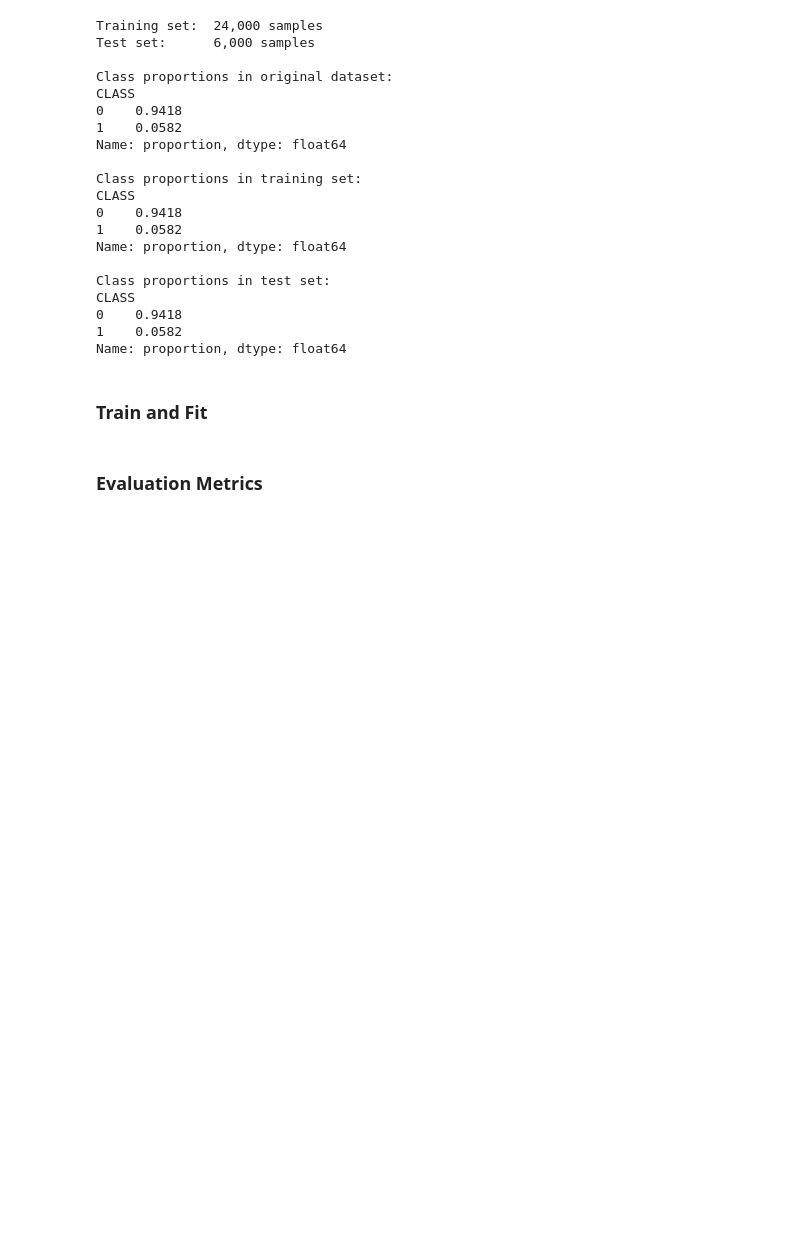
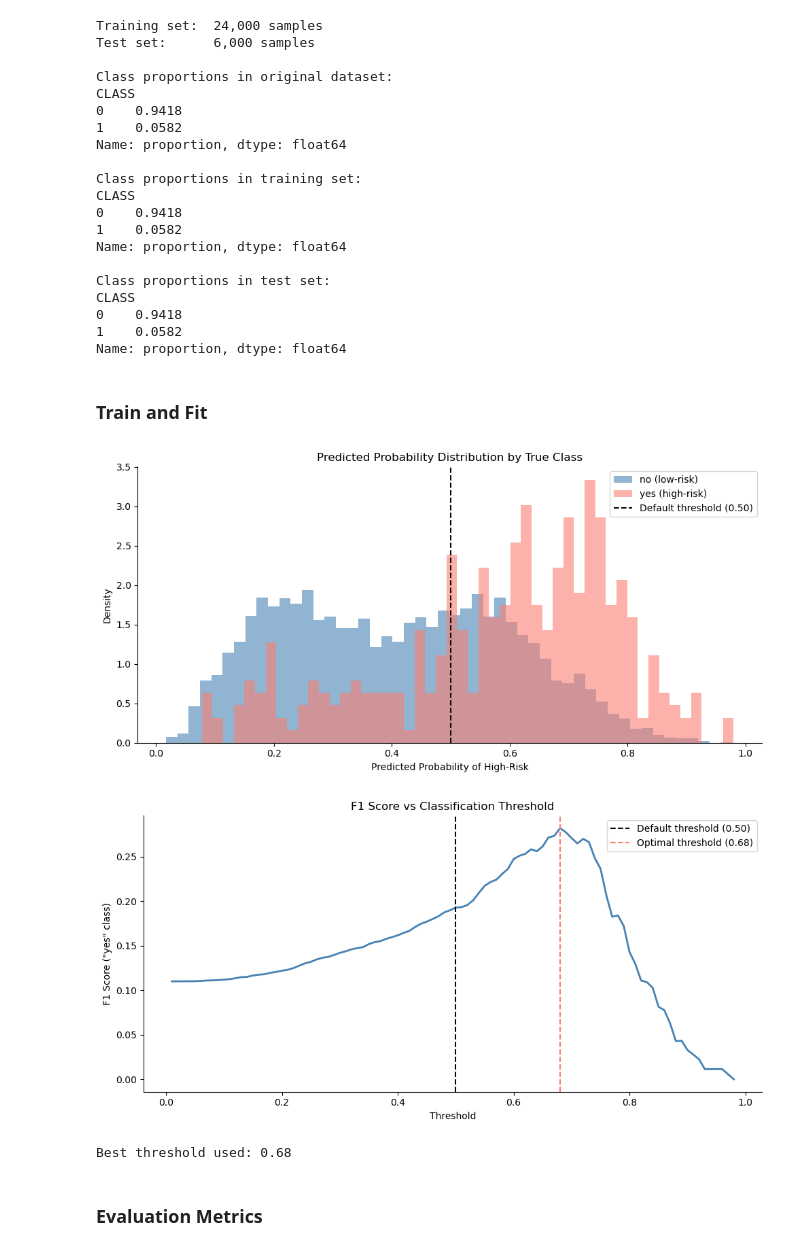
Before and after one commit to SimardeepKullar/W26-AIGC5005--Midterm, a Jupyter notebook: midterm.ipynb, the cells around one changed output. Cells and saved outputs as stored; diff of their text form; code cells hidden in the pictures; blank space fills up the shorter version.

```diff
--- a/midterm.ipynb
+++ b/midterm.ipynb
@@ -266,25 +292,82 @@ Name: proportion, dtype: float64
 # %% [markdown]
 ### Train and Fit
 # %%
-# Step 11: Scale features -----------------------------------------------------------------
+# Step 3: Scale features -----------------------------------------------------------------
 # StandardScaler transforms all features to the same scale so no single column dominates
 scaler = StandardScaler()
 X_train_scaled = scaler.fit_transform(X_train)  # Learn the scale from training data and apply it
 X_test_scaled  = scaler.transform(X_test)       # Apply that same scale to the test data
 
-# Step 12: Train Logistic Regression ------------------------------------------------------
+# Step 4: Train Logistic Regression ------------------------------------------------------
 # class_weight="balanced" automatically increases the penalty for missing a high-risk order,
-# proportional to how rare the yes class is (~6% of orders).
+# since the yes class is so rare
 lr = LogisticRegression(
-    class_weight="balanced",    # Compensates for the 94%/6% class imbalance
-    max_iter=1000,              # Maximum iterations allowed for the solver to converge
-    random_state=42             # Fixed seed for reproducibility
+    class_weight="balanced",  # Compensates for the 94%/6% class imbalance
+    max_iter=1000,            # Maximum iterations allowed for the solver to converge
+    random_state=42           # Fixed seed for reproducibility
 )
 
-lr.fit(X_train_scaled, y_train)  # Train the model on scaled training data
+lr.fit(X_train_scaled, y_train) # Train the model on scaled training data
 
-# Step 13: Make predictions ---------------------------------------------------------------
+# Step 5: Visualize Predicted Probabilities ----------------------------------------------
+# Get predicted probabilities for the positive class (high-risk = 1)
+y_prob = lr.predict_proba(X_test_scaled)[:, 1] # predict_proba gives probability of being high-risk
+
+# Plot the distributions of the "yes" and "no" classes to get understanding of probabilities
+fig, ax = plt.subplots(figsize=(10, 5))
+ax.hist(y_prob[y_test == 0], bins=50, alpha=0.6, color="steelblue", label="no (low-risk)", density=True)
+ax.hist(y_prob[y_test == 1], bins=50, alpha=0.6, color="salmon", label="yes (high-risk)", density=True)
+ax.axvline(0.50, color="black", linestyle="--", linewidth=1.5, # Default threshold line
+        label="Default threshold (0.50)")
+ax.set_xlabel("Predicted Probability of High-Risk")
+ax.set_ylabel("Density")
+ax.set_title("Predicted Probability Distribution by True Class")
+ax.legend()
+ax.spines[["top", "right"]].set_visible(False)
+plt.tight_layout()
+plt.show()
+
+# Step 6: Find the optimal threshold -----------------------------------------------------
+# Go through all thresholds from 0.01 to 0.99 and record the F1 for the "yes" class at each
+# The threshold that produces the highest F1 is selected as the decision boundary
+thresholds = np.arange(0.01, 0.99, 0.01)
+
+f1s = []
+for t in thresholds:
+    y_pred_t = (y_prob >= t).astype(int)
+    score = f1_score(y_test, y_pred_t)
+    f1s.append(score)
+
+best_idx = int(np.argmax(f1s))
+best_threshold = thresholds[best_idx]
+
+# Visualize the optimal threshold since the curve peaks at the threshold that
+# best balances precision and recall (f1-score) for the high-risk class
+fig, ax = plt.subplots(figsize=(10, 5))
+ax.plot(thresholds, f1s, color="steelblue", linewidth=2)
+ax.axvline(0.50, color="black", linestyle="--", linewidth=1.5,
+           label="Default threshold (0.50)")
+ax.axvline(best_threshold, color="salmon", linestyle="--", linewidth=1.5,
+           label=f"Optimal threshold ({best_threshold:.2f})")
+ax.set_xlabel("Threshold")
+ax.set_ylabel('F1 Score ("yes" class)')
+ax.set_title("F1 Score vs Classification Threshold")
+ax.legend()
+ax.spines[["top", "right"]].set_visible(False)
+plt.tight_layout()
+plt.show()
+print(f"Best threshold used: {best_threshold:.2f}")
+
+# Step 7: Make predictions (Untuned and Tuned) -------------------------------------------
 y_pred = lr.predict(X_test_scaled)  # Predict class labels for the unseen test set
+
+# Convert the model's predicted probabilities into class labels by applying the optimal
+# threshold
+y_pred_tuned = (y_prob >= best_threshold).astype(int) #
+# %% [output]
+[figure, added]
+[figure, added]
+Best threshold used: 0.68
 # %% [markdown]
 ### Evaluation Metrics
 # %%
```
Also changed, not shown: parts of 7 cells of this notebook.
